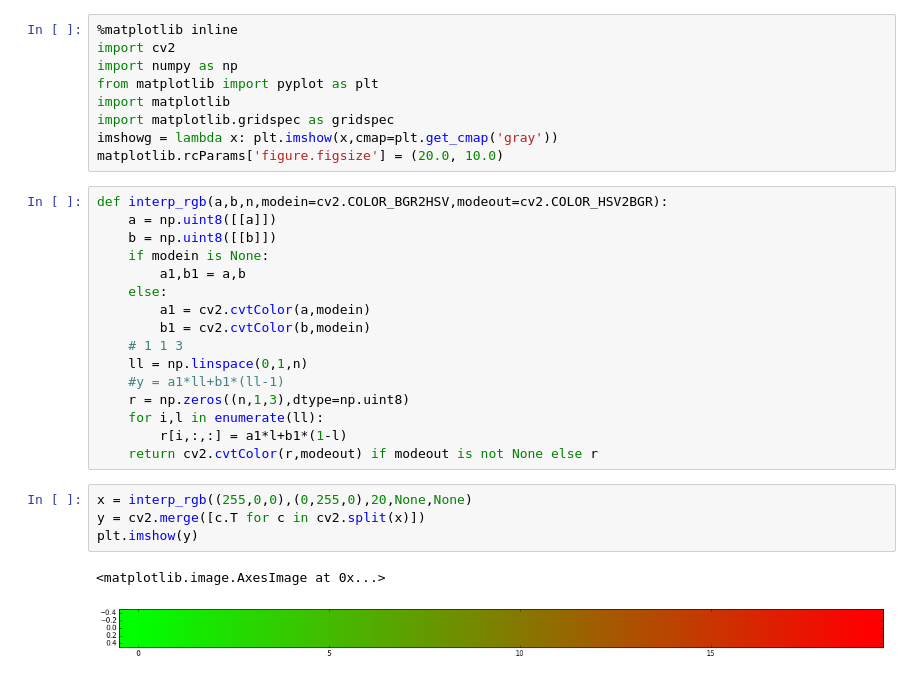
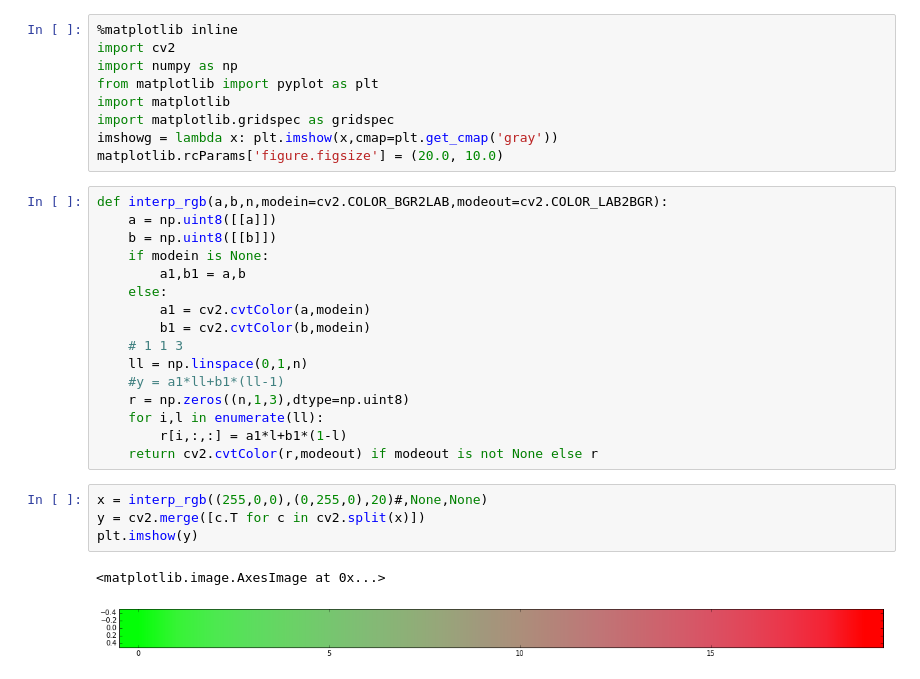
Before and after one commit to eruffaldi/coursevision, a Jupyter notebook: interpolate.ipynb, the cells around one changed output. Drawn from its saved outputs; the diff is of its cells as text.

```diff
--- a/interpolate.ipynb
+++ b/interpolate.ipynb
@@ -8,7 +8,7 @@ import matplotlib.gridspec as gridspec
 imshowg = lambda x: plt.imshow(x,cmap=plt.get_cmap('gray'))
 matplotlib.rcParams['figure.figsize'] = (20.0, 10.0)
 # %%
-def interp_rgb(a,b,n,modein=cv2.COLOR_BGR2HSV,modeout=cv2.COLOR_HSV2BGR):
+def interp_rgb(a,b,n,modein=cv2.COLOR_BGR2LAB,modeout=cv2.COLOR_LAB2BGR):
     a = np.uint8([[a]])
     b = np.uint8([[b]])
     if modein is None:
@@ -24,9 +24,9 @@ def interp_rgb(a,b,n,modein=cv2.COLOR_BGR2HSV,modeout=cv2.COLOR_HSV2BGR):
         r[i,:,:] = a1*l+b1*(1-l)
     return cv2.cvtColor(r,modeout) if modeout is not None else r
 # %%
-x = interp_rgb((255,0,0),(0,255,0),20,None,None)
+x = interp_rgb((255,0,0),(0,255,0),20)#,None,None)
 y = cv2.merge([c.T for c in cv2.split(x)])
 plt.imshow(y)
 # %% [output]
 <matplotlib.image.AxesImage at 0x...>
-[figure, old version]
+[figure, new version]
```
Also changed, not shown: 4 other files.
